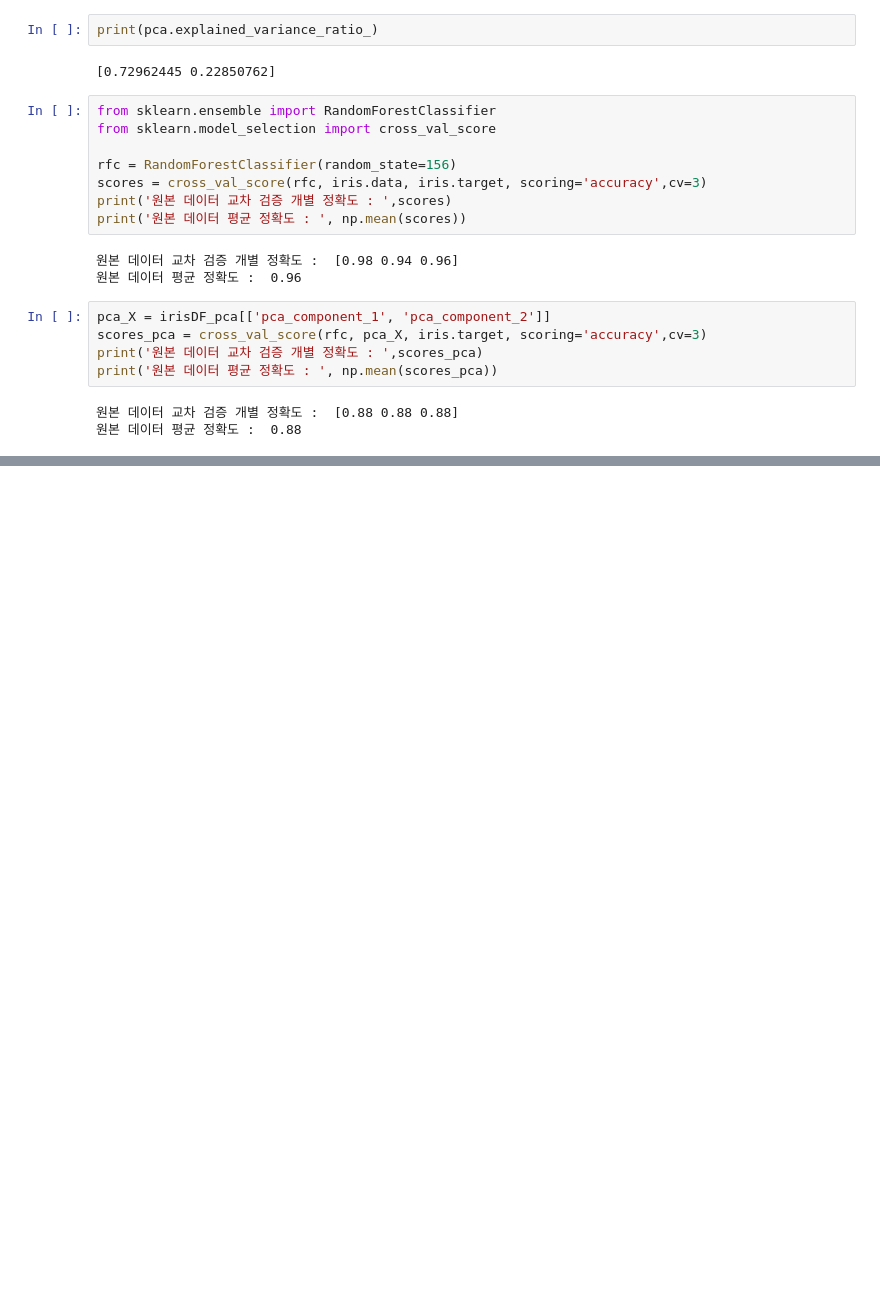
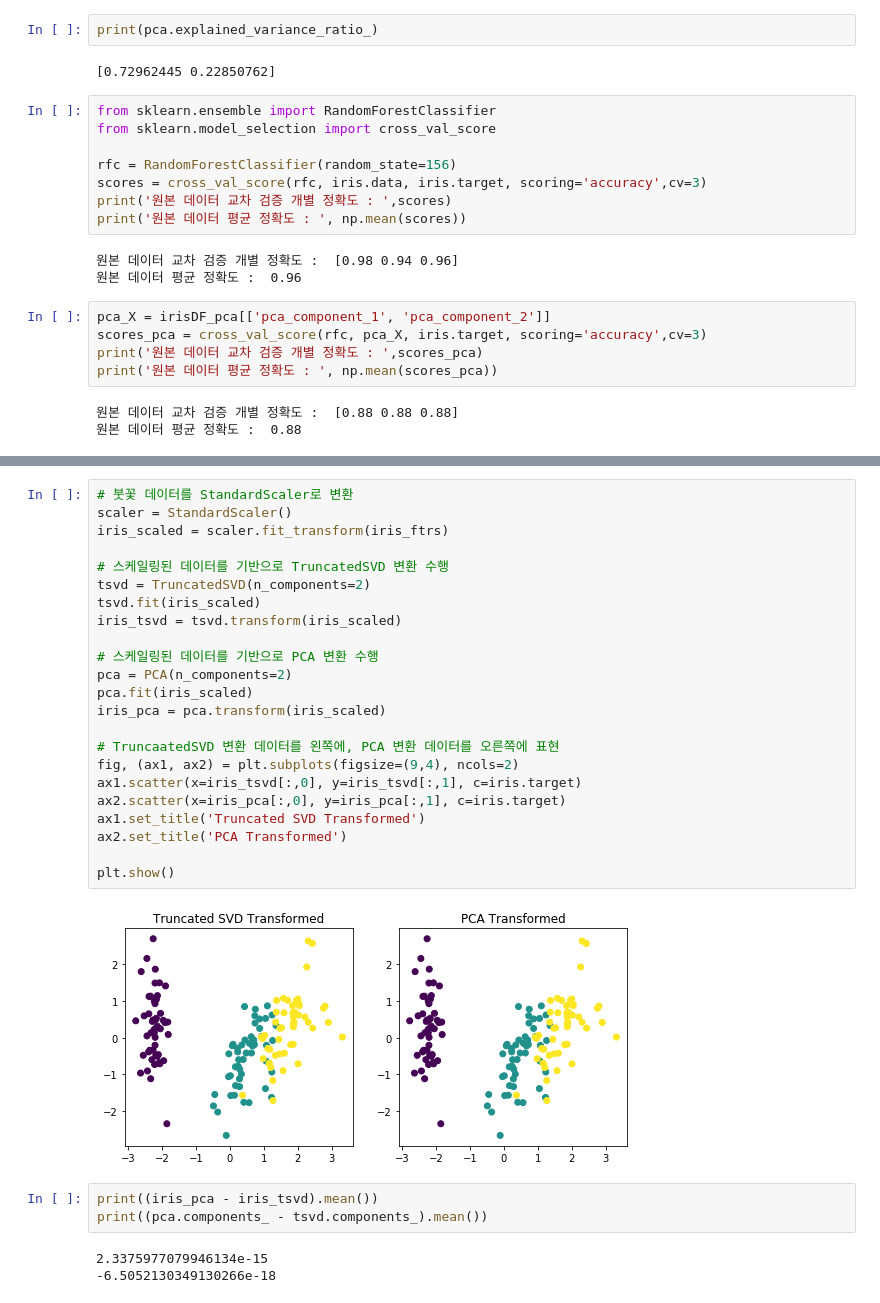
Before and after one commit to JungRyung/AI_class, a Jupyter notebook: Machine-Learning/ch06_dimension_reduction.ipynb, the cells around one changed output, grey strips where cells are left out. Cells and saved outputs as stored; diff of their text form; blank space fills up the shorter version.

```diff
--- a/Machine-Learning/ch06_dimension_reduction.ipynb
+++ b/Machine-Learning/ch06_dimension_reduction.ipynb
@@ -172,0 +340,31 @@ print('원본 데이터 평균 정확도 : ', np.mean(scores_pca))
+# %%
+# 붓꽃 데이터를 StandardScaler로 변환
+scaler = StandardScaler()
+iris_scaled = scaler.fit_transform(iris_ftrs)
+
+# 스케일링된 데이터를 기반으로 TruncatedSVD 변환 수행
+tsvd = TruncatedSVD(n_components=2)
+tsvd.fit(iris_scaled)
+iris_tsvd = tsvd.transform(iris_scaled)
+
+# 스케일링된 데이터를 기반으로 PCA 변환 수행
+pca = PCA(n_components=2)
+pca.fit(iris_scaled)
+iris_pca = pca.transform(iris_scaled)
+
+# TruncaatedSVD 변환 데이터를 왼쪽에, PCA 변환 데이터를 오른쪽에 표현
+fig, (ax1, ax2) = plt.subplots(figsize=(9,4), ncols=2)
+ax1.scatter(x=iris_tsvd[:,0], y=iris_tsvd[:,1], c=iris.target)
+ax2.scatter(x=iris_pca[:,0], y=iris_pca[:,1], c=iris.target)
+ax1.set_title('Truncated SVD Transformed')
+ax2.set_title('PCA Transformed')
+
+plt.show()
+# %% [output]
+[figure, added]
+# %%
+print((iris_pca - iris_tsvd).mean())
+print((pca.components_ - tsvd.components_).mean())
+# %% [output]
+2.3375977079946134e-15
+-6.5052130349130266e-18
```
Also changed, not shown: parts of 14 cells of this notebook.
